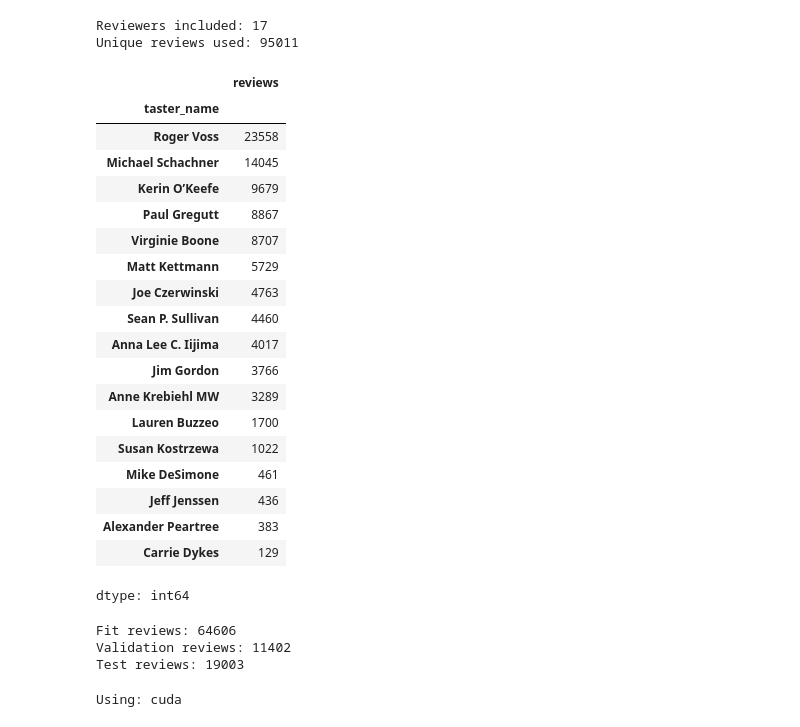
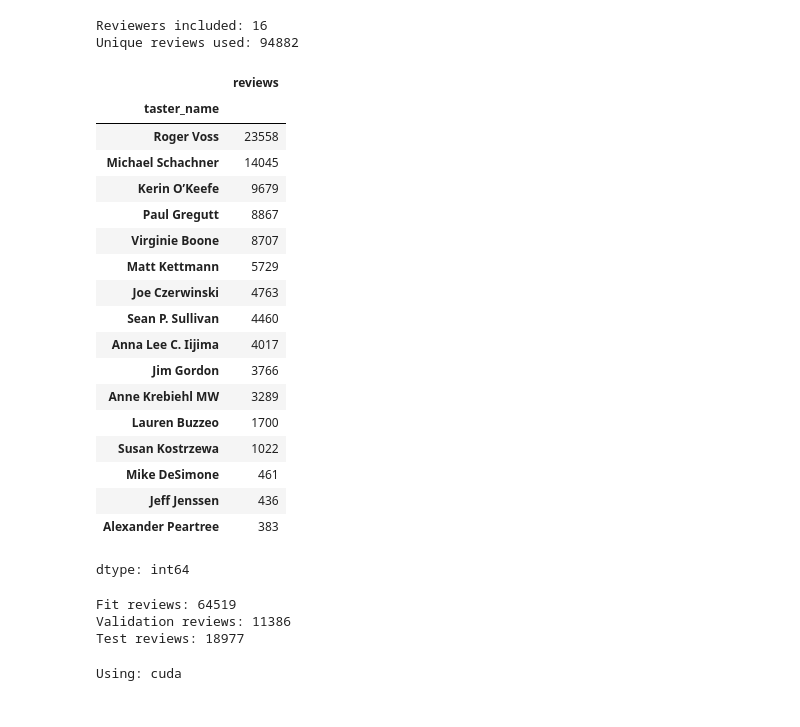
Before and after one commit to sylviadu2552/DATA4401---Project-3, a Jupyter notebook: Project3_n_grams.ipynb, the cells around one changed output. Saved outputs shown, nothing was run; the diff lists cells and outputs as text; code cells hidden in the pictures.

```diff
--- a/Project3_n_grams.ipynb
+++ b/Project3_n_grams.ipynb
@@ -46,37 +46,36 @@ data = data[reviewer_count_per_text == 1]
 
 # Keep one instance of each review
 data = data.drop_duplicates(subset="_text_key")
 
 # Keep reviewers with at least 100 unique reviews
 reviewer_counts = data["taster_name"].value_counts()
-eligible_reviewers = reviewer_counts[reviewer_counts >= 100].index
+eligible_reviewers = reviewer_counts[reviewer_counts >= 250].index
 data = data[data["taster_name"].isin(eligible_reviewers)].copy()
 
 print("Reviewers included:", len(eligible_reviewers))
 print("Unique reviews used:", len(data))
 display(data["taster_name"].value_counts().rename("reviews"))
 # %% [output]
-Reviewers included: 17
-Unique reviews used: 95011
+Reviewers included: 16
+Unique reviews used: 94882
 |  | reviews |
 | taster_name |  |
 | Roger Voss | 23558 |
 | Michael Schachner | 14045 |
 | Kerin O’Keefe | 9679 |
 | Paul Gregutt | 8867 |
 | Virginie Boone | 8707 |
 | Matt Kettmann | 5729 |
 | Joe Czerwinski | 4763 |
 | Sean P. Sullivan | 4460 |
 | Anna Lee C. Iijima | 4017 |
 | Jim Gordon | 3766 |
 | Anne Krebiehl MW | 3289 |
 | Lauren Buzzeo | 1700 |
 | Susan Kostrzewa | 1022 |
 | Mike DeSimone | 461 |
 | Jeff Jenssen | 436 |
 | Alexander Peartree | 383 |
-| Carrie Dykes | 129 |
 dtype: int64
 # %%
 from sklearn.model_selection import train_test_split
@@ -103,9 +102,9 @@ print("Fit reviews:", len(X_fit_text))
 print("Validation reviews:", len(X_val_text))
 print("Test reviews:", len(X_test))
 # %% [output]
-Fit reviews: 64606
-Validation reviews: 11402
-Test reviews: 19003
+Fit reviews: 64519
+Validation reviews: 11386
+Test reviews: 18977
 # %%
 import re
 from collections import Counter
```
Also changed, not shown: parts of 6 cells of this notebook.
